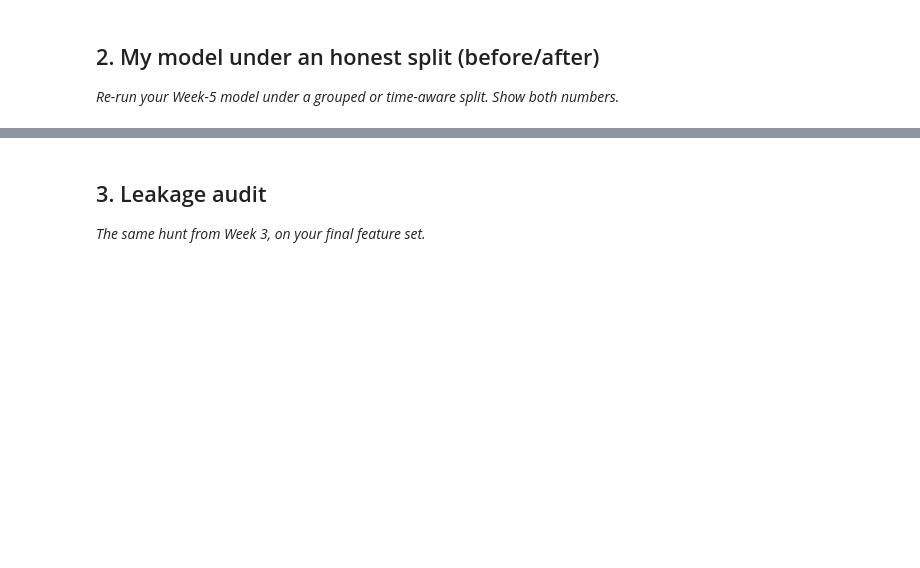
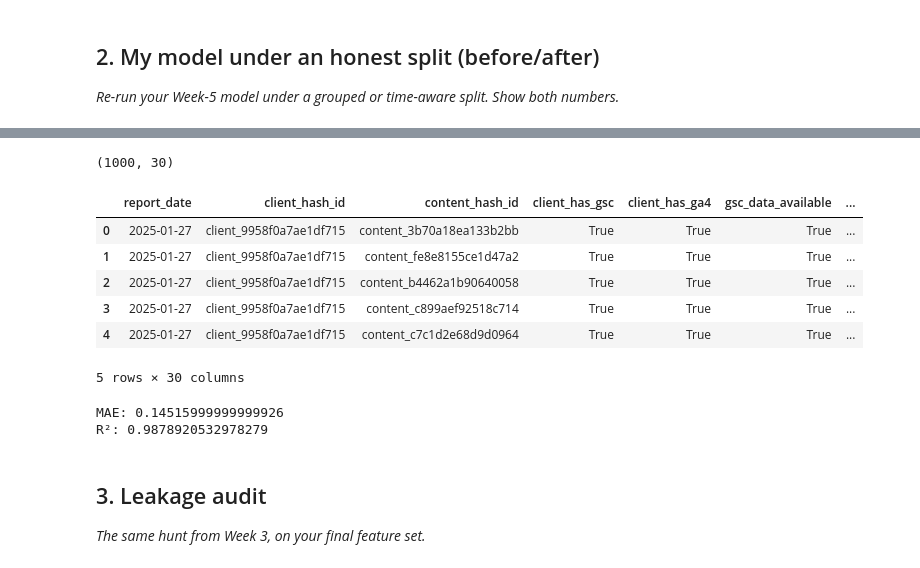
Before and after one commit to lahari600/Flyrank, a Jupyter notebook: work/notebooks/w06_validation_audit.ipynb, the cells around one changed output, grey strips where cells are left out. Saved outputs shown, nothing was run; the diff lists cells and outputs as text; code cells hidden in the pictures; blank space fills up the shorter version.

```diff
--- a/work/notebooks/w06_validation_audit.ipynb
+++ b/work/notebooks/w06_validation_audit.ipynb
@@ -23,3 +40,79 @@ This skeleton is yours to fill. Work the sections **in order** — each one has
+# %%
+
+import pandas as pd
+from datasets import load_dataset
+from google.colab import userdata
+
+# Load Hugging Face token
+token = userdata.get("HF_TOKEN")
+
+# Load dataset
+dataset = load_dataset(
+    "FlyRank/internship-warehouse",
+    "fact_content_daily_performance",
+    split="train",
+    token=token,
+    streaming=True
+)
+
+# Take first 1000 rows
+df = pd.DataFrame(dataset.take(1000))
+
+print(df.shape)
+df.head()
+# %% [output]
+(1000, 30)
+|  | report_date | client_hash_id | content_hash_id | client_has_gsc | client_has_ga4 | gsc_data_available | ... |
+| 0 | 2025-01-27 | client_9958f0a7ae1df715 | content_3b70a18ea133b2bb | True | True | True | ... |
+| 1 | 2025-01-27 | client_9958f0a7ae1df715 | content_fe8e8155ce1d47a2 | True | True | True | ... |
+| 2 | 2025-01-27 | client_9958f0a7ae1df715 | content_b4462a1b90640058 | True | True | True | ... |
+| 3 | 2025-01-27 | client_9958f0a7ae1df715 | content_c899aef92518c714 | True | True | True | ... |
+| 4 | 2025-01-27 | client_9958f0a7ae1df715 | content_c7c1d2e68d9d0964 | True | True | True | ... |
+5 rows × 30 columns
+# %%
+
+from sklearn.ensemble import RandomForestRegressor
+from sklearn.metrics import mean_absolute_error, r2_score
+
+# Sort by date
+df = df.sort_values("report_date")
+
+# Recreate baseline score
+df["baseline_score"] = (
+    0.5 * df["gsc_impressions"] +
+    0.3 * df["gsc_clicks"] +
+    0.2 * df["sessions_organic"]
+)
+
+features = [
+    "gsc_impressions",
+    "gsc_clicks",
+    "sessions_organic",
+    "ga4_pageviews"
+]
+
+X = df[features]
+y = df["baseline_score"]
+
+split = int(len(df) * 0.8)
+
+X_train = X.iloc[:split]
+X_test = X.iloc[split:]
+
+y_train = y.iloc[:split]
+y_test = y.iloc[split:]
+
+model = RandomForestRegressor(random_state=42)
+
+model.fit(X_train, y_train)
+
+pred = model.predict(X_test)
+
+print("MAE:", mean_absolute_error(y_test, pred))
+print("R²:", r2_score(y_test, pred))
+# %% [output]
+MAE: 0.14515999999999926
+R²: 0.9878920532978279
 # %% [markdown]
 ## 3. Leakage audit
 
```
Also changed, not shown: parts of 7 cells of this notebook.
